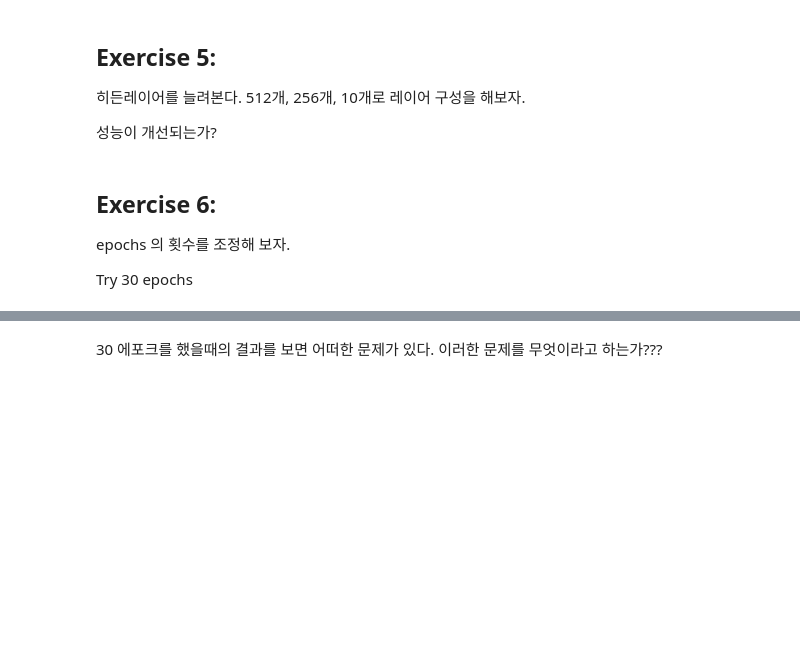
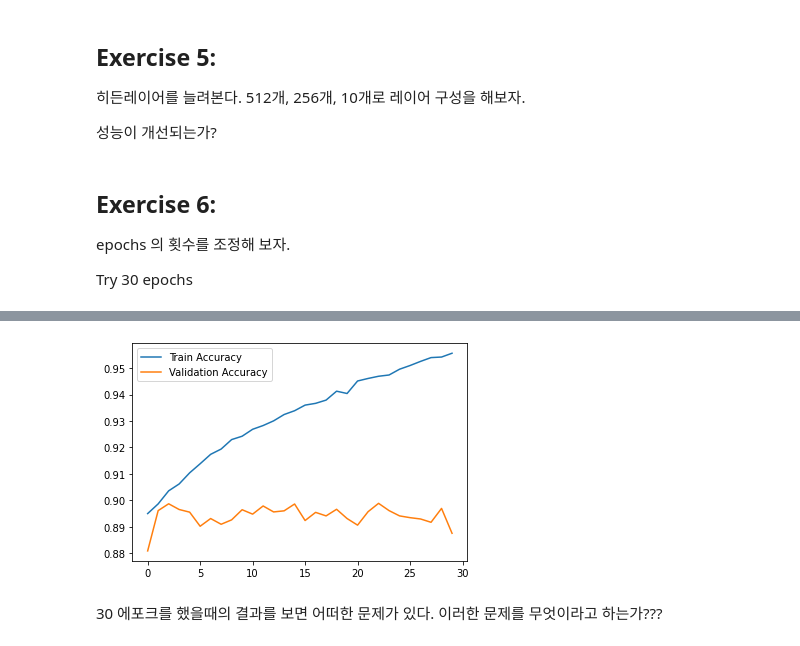
Before and after one commit to leopard4/yh-k3, a Jupyter notebook: 딥러닝강의파일/05_강의_fashion_mnist_ipynb.ipynb, the cells around one changed output, grey strips where cells are left out. Drawn from its saved outputs; the diff is of its cells as text; code cells hidden in the pictures; blank space fills up the shorter version.

```diff
--- a/딥러닝강의파일/05_강의_fashion_mnist_ipynb.ipynb
+++ b/딥러닝강의파일/05_강의_fashion_mnist_ipynb.ipynb
@@ -253,2 +451,9 @@ Try 30 epochs
+# %%
+plt.plot( epoch_history.history['accuracy']  )
+plt.plot( epoch_history.history['val_accuracy']  )
+plt.legend( ['Train Accuracy', 'Validation Accuracy'] )
+plt.show()
+# %% [output]
+[figure, added]
 # %% [markdown]
 30 에포크를 했을때의 결과를 보면 어떠한 문제가 있다. 이러한 문제를 무엇이라고 하는가???
```
Also changed, not shown: parts of 49 cells of this notebook.
